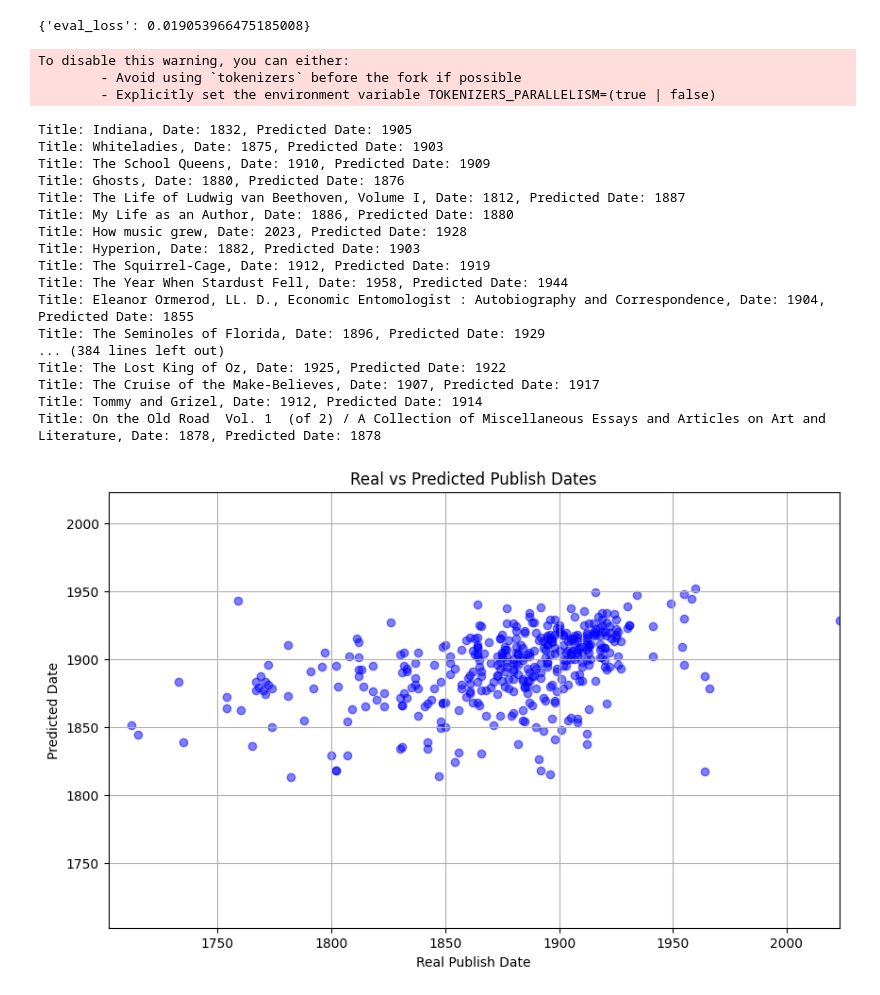
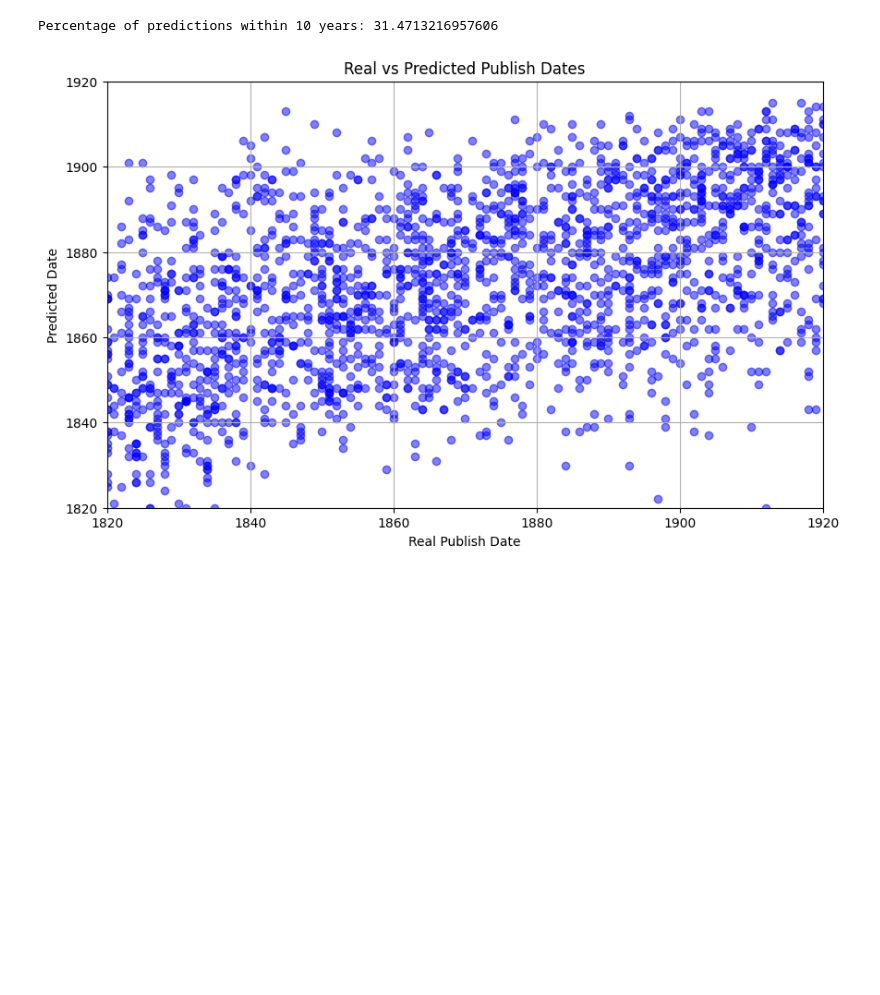
Before and after one commit to NeXTormer/LTM-LanguageTimeMachine, a Jupyter notebook: bert-transformer/ltm-roberta.ipynb, the cells around one changed output. Drawn from its saved outputs; the diff is of its cells as text; code cells hidden in the pictures; blank space fills up the shorter version.

Commit message:
Improve model and preprocessing

```diff
--- a/bert-transformer/ltm-roberta.ipynb
+++ b/bert-transformer/ltm-roberta.ipynb
@@ -11,13 +10,28 @@ import logging
 # %%
 df = pd.read_json('gutenberg-dataset-v2.json')
 # %%
+#df.drop_duplicates(subset='title', keep='first', inplace=True)
+df = df[df['date'] >= 1820]
+df = df[df['date'] <= 1920]
+
 earliest_date = df['date'].min()
 latest_date = df['date'].max()
+print(earliest_date, latest_date)
 
-df['labels'] = df['date'].apply(lambda date: interp(date, [earliest_date, latest_date], [0, 1]))
+samples_list = []
+for year in range(earliest_date, latest_date + 1):
+    df_year = df[df['date'] == year]
+    if len(df_year) > 100:
+        samples = df_year.sample(100, random_state=42)
+        samples_list.append(samples)
+    else:
+        samples_list.append(df_year)
 
-# Split data into train and dev subsets
-df_small = df.sample(2000, random_state=42)
-df_train, df_test = train_test_split(df_small, test_size=0.2, random_state=42, shuffle=True)
+df_samples = pd.concat(samples_list)
+df_samples['labels'] = df_samples['date'].apply(lambda date: interp(date, [earliest_date, latest_date], [-1, 1]))
+
+# Split data into train and test subsets
+#df_small = df.sample(10000, random_state=42)
+df_train, df_test = train_test_split(df_samples, test_size=0.2, random_state=42, shuffle=True)
 df_train
 # %% [output]
@@ -40,16 +55,12 @@ df_train
 # If no header is present, the Dataframe should contain at least two columns,
 # with the first column is the text with type str, and the second column in the label with type int.
 
-logging.basicConfig(level=logging.INFO)
-transformers_logger = logging.getLogger('transformers')
-transformers_logger.setLevel(logging.WARNING)
-
 cuda_available = torch.cuda.is_available()
 model_args = ClassificationArgs()
 model_args.reprocess_input_data = True
 model_args.overwrite_output_dir = True
 model_args.regression = True
-model_args.num_train_epochs = 4
+model_args.num_train_epochs = 3
 #model_args.train_batch_size = 32
 model_args.learning_rate = 2e-5
 
@@ -59,7 +70,7 @@ model = ClassificationModel(
     'roberta-base',
     num_labels=1,
     args=model_args,
-    use_cuda=cuda_available,
+    use_cuda=cuda_available
 )
 
 # Train the model
@@ -67,5 +78,5 @@ torch.mps.empty_cache()
 model.train_model(df_train)
 
 # Evaluate the model
-result, model_outputs, wrong_predictions = model.eval_model(df_test)
+#result, model_outputs, wrong_predictions = model.eval_model(df_test)
 # %% [output]
@@ -89,14 +101,20 @@ INFO:simpletransformers.classification.classification_model:{'eval_loss': 0.0190
 # %%
 def get_date_from_prediction(prediction):
-    return int(interp(prediction, [0, 1], [earliest_date, latest_date]))
+    return int(interp(prediction, [-1, 1], [earliest_date, latest_date]))
 # %%
-print(result)
+#print(result)
 
 predictions, raw_outputs = model.predict(df_test['text'].tolist())
 prediction_dates = [get_date_from_prediction(pred) for pred in predictions]
 
+#for i in range(len(df_test)):
+#    print(f"Title: {df_test.iloc[i]['title']}, Date: {df_test.iloc[i]['date']}, Predicted Date: {prediction_dates[i]}")
+num_predictions_within_10_years = 0
 for i in range(len(df_test)):
-    print(f"Title: {df_test.iloc[i]['title']}, Date: {df_test.iloc[i]['date']}, Predicted Date: {prediction_dates[i]}")
+    if abs(prediction_dates[i] - df_test.iloc[i]['date']) <= 10:
+        num_predictions_within_10_years += 1
+
+print(f"Percentage of predictions within 10 years: {num_predictions_within_10_years / len(df_test) * 100}")
 
 plt.figure(figsize=(10, 6))
 plt.scatter(df_test['date'].tolist(), prediction_dates, color='blue', alpha=0.5)
@@ -112,22 +148,2 @@ INFO:simpletransformers.classification.classification_utils: Converting to featu
-{'eval_loss': 0.019053966475185008}
+Percentage of predictions within 10 years: 31.4713216957606
-To disable this warning, you can either:
-        - Avoid using `tokenizers` before the fork if possible
-        - Explicitly set the environment variable TOKENIZERS_PARALLELISM=(true | false)
-Title: Indiana, Date: 1832, Predicted Date: 1905
-Title: Whiteladies, Date: 1875, Predicted Date: 1903
-Title: The School Queens, Date: 1910, Predicted Date: 1909
-Title: Ghosts, Date: 1880, Predicted Date: 1876
-Title: The Life of Ludwig van Beethoven, Volume I, Date: 1812, Predicted Date: 1887
-Title: My Life as an Author, Date: 1886, Predicted Date: 1880
-Title: How music grew, Date: 2023, Predicted Date: 1928
-Title: Hyperion, Date: 1882, Predicted Date: 1903
-Title: The Squirrel-Cage, Date: 1912, Predicted Date: 1919
-Title: The Year When Stardust Fell, Date: 1958, Predicted Date: 1944
-Title: Eleanor Ormerod, LL. D., Economic Entomologist : Autobiography and Correspondence, Date: 1904, Predicted Date: 1855
-Title: The Seminoles of Florida, Date: 1896, Predicted Date: 1929
-... (384 lines left out)
-Title: The Lost King of Oz, Date: 1925, Predicted Date: 1922
-Title: The Cruise of the Make-Believes, Date: 1907, Predicted Date: 1917
-Title: Tommy and Grizel, Date: 1912, Predicted Date: 1914
-Title: On the Old Road  Vol. 1  (of 2) / A Collection of Miscellaneous Essays and Articles on Art and Literature, Date: 1878, Predicted Date: 1878
-[figure, old version]
+[figure, new version]
```
Also changed, not shown: parts of 4 cells of this notebook.
